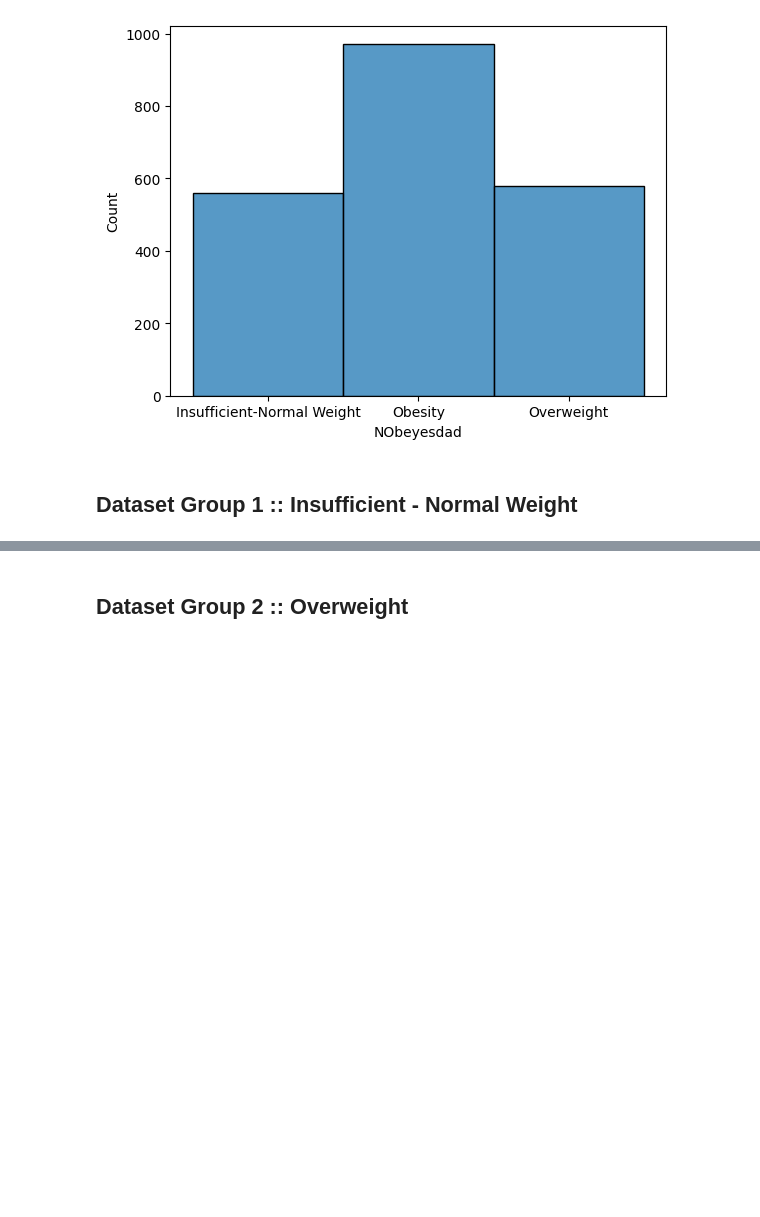
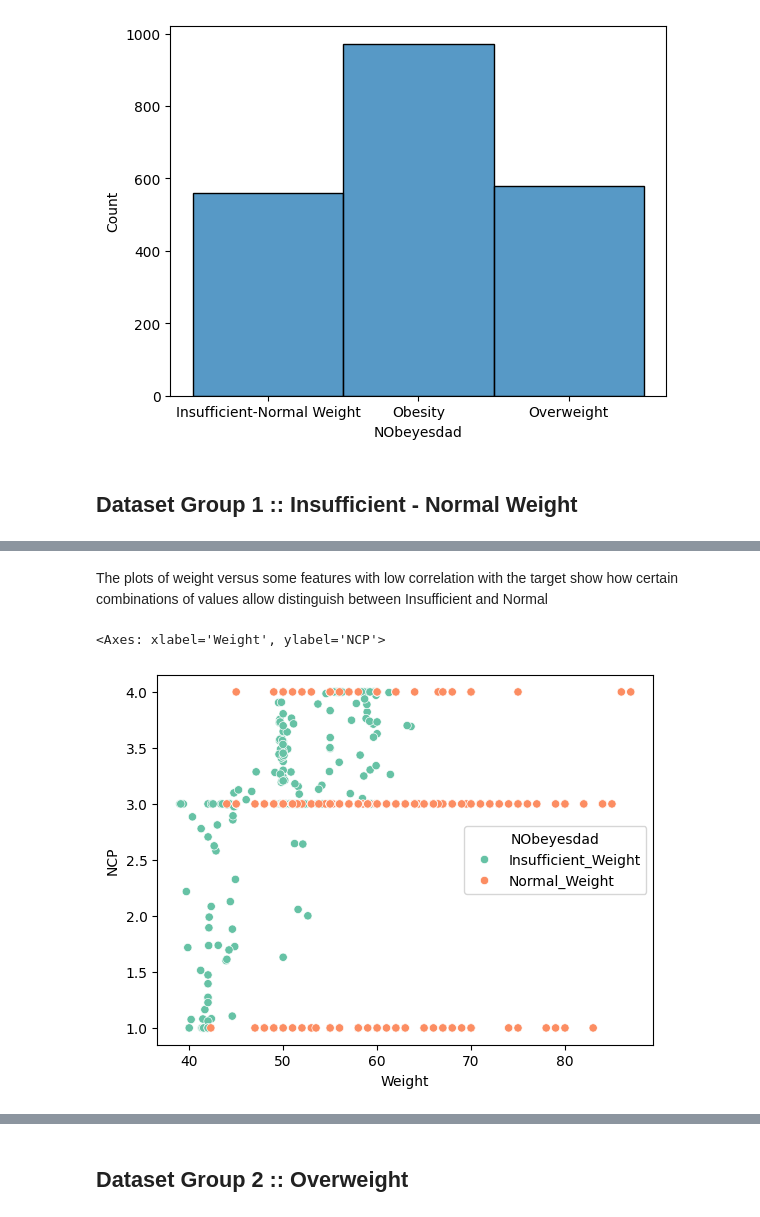
Before and after one commit to alexisuaguilaru/Obesity_Levels_Model, a Jupyter notebook: Exploratory_Data_Analysis/ExploratoryDataAnalysis.ipynb, the cells around one changed output, grey strips where cells are left out. Cells and saved outputs as stored; diff of their text form; code cells hidden in the pictures; blank space fills up the shorter version.

```diff
--- a/Exploratory_Data_Analysis/ExploratoryDataAnalysis.ipynb
+++ b/Exploratory_Data_Analysis/ExploratoryDataAnalysis.ipynb
@@ -255,0 +254,7 @@ sns.heatmap(CorrelationMatrix_Group1,mask=MaskValues_Group1,cmap='RdYlBu',ytickl
+# %% [markdown]
+The plots of weight versus some features with low correlation with the target show how certain combinations of values allow distinguish between Insufficient and Normal
+# %%
+sns.scatterplot(ObesityDataset_Group1,x='Weight',y='NCP',hue='NObeyesdad',palette='Set2')
+# %% [output]
+<Axes: xlabel='Weight', ylabel='NCP'>
+[figure, added]
```
Also changed, not shown: parts of 6 cells of this notebook.
